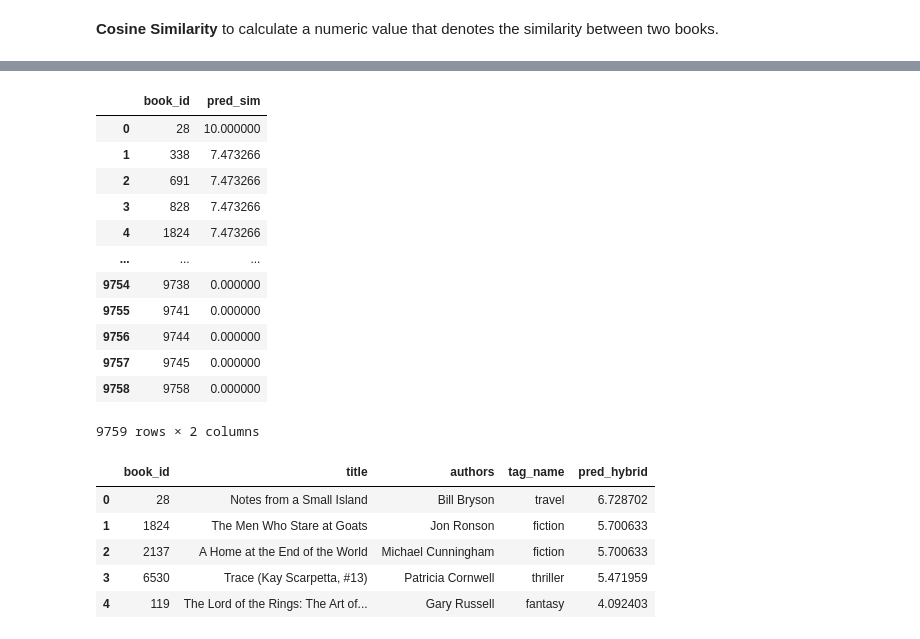
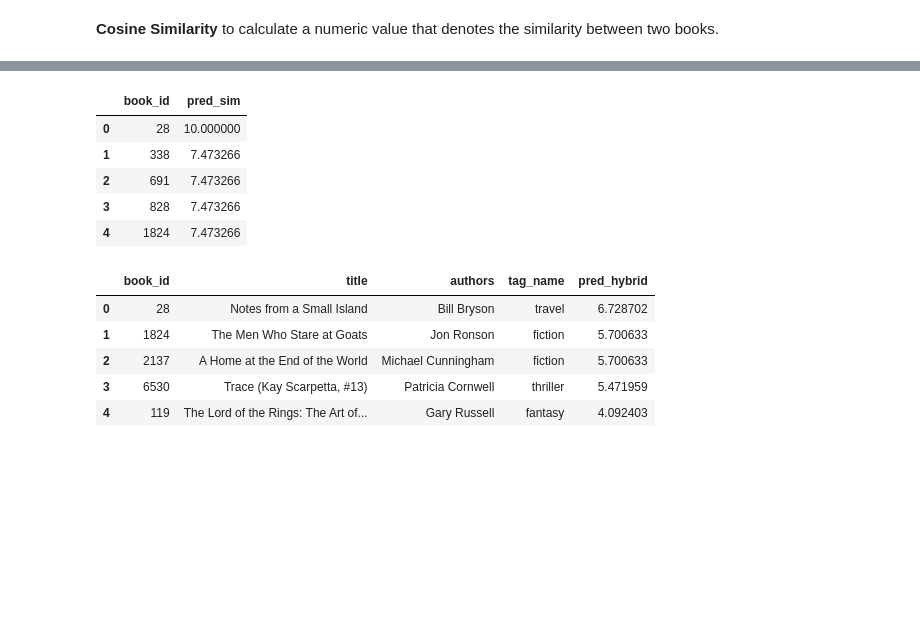
Before and after one commit to samuelnatami/Marketing-Analytics, a Jupyter notebook: Practice_Day-18_Hybrid.ipynb, the cells around one changed output, grey strips where cells are left out. Saved outputs shown, nothing was run; the diff lists cells and outputs as text; code cells hidden in the pictures; blank space fills up the shorter version.

```diff
--- a/Practice_Day-18_Hybrid.ipynb
+++ b/Practice_Day-18_Hybrid.ipynb
@@ -301,21 +295,14 @@ Name: title, Length: 8674, dtype: object
 # %%
 df_sim_scores = pd.DataFrame(sim_scores, columns = ['book_id','pred_sim'])
 df_sim_scores['pred_sim'] = df_sim_scores['pred_sim']*10
-df_sim_scores
+df_sim_scores.head()
 # %% [output]
 |  | book_id | pred_sim |
 | 0 | 28 | 10.000000 |
 | 1 | 338 | 7.473266 |
 | 2 | 691 | 7.473266 |
 | 3 | 828 | 7.473266 |
 | 4 | 1824 | 7.473266 |
-| ... | ... | ... |
-| 9754 | 9738 | 0.000000 |
-| 9755 | 9741 | 0.000000 |
-| 9756 | 9744 | 0.000000 |
-| 9757 | 9745 | 0.000000 |
-| 9758 | 9758 | 0.000000 |
-9759 rows × 2 columns
 # %%
 df_hybrid = pd.merge(left = df_sim_scores,right=final_pred, left_on='book_id', right_on='book_id')
 
```
Also changed, not shown: parts of 5 cells of this notebook.
